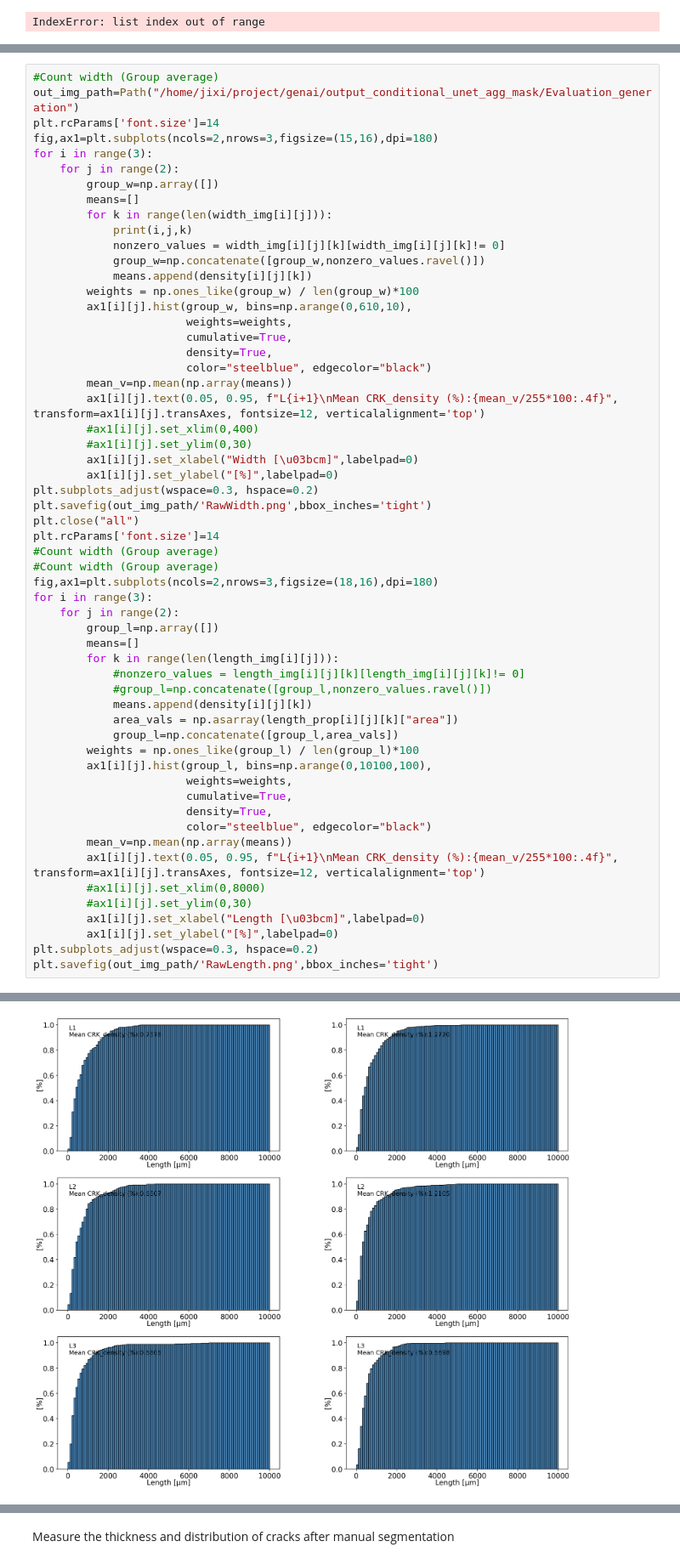
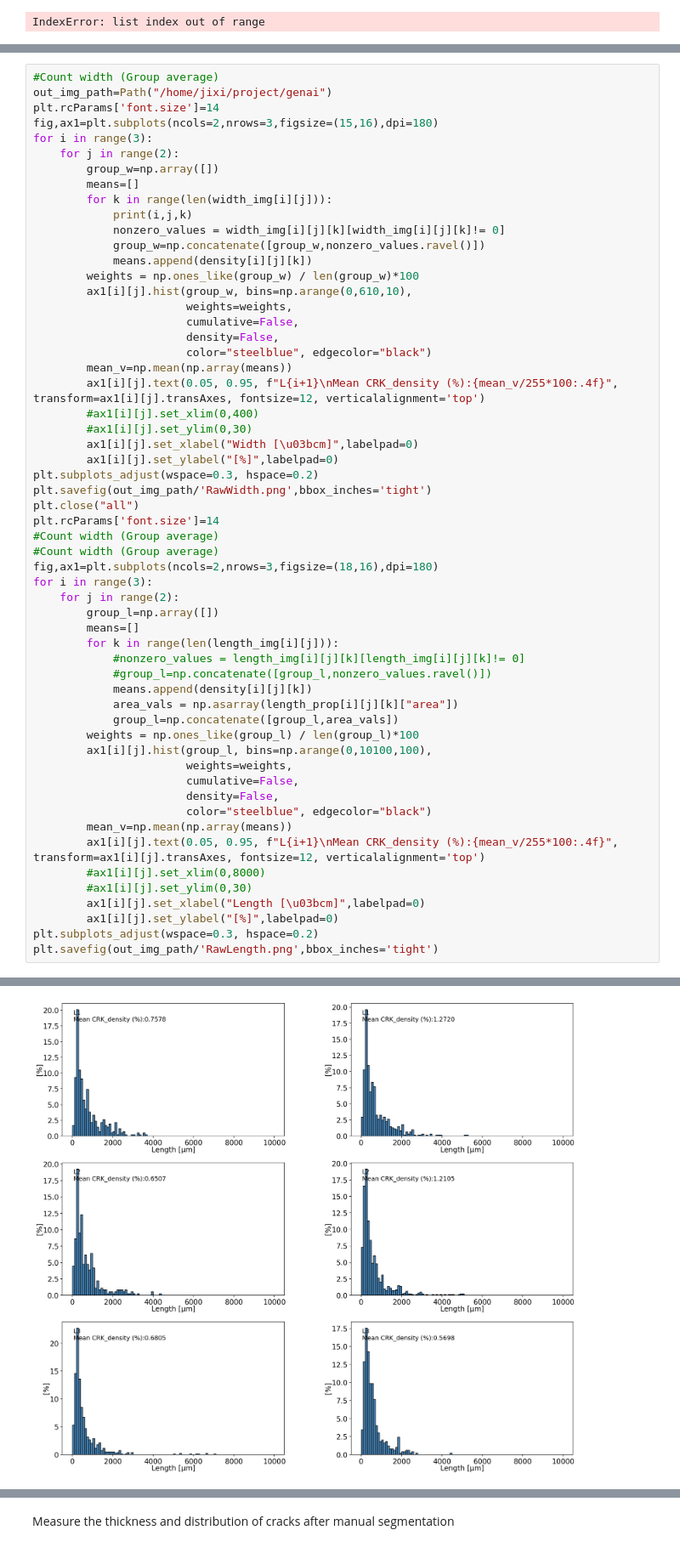
Before and after one commit to JXtodai/ConditionalUnet_backup, a Jupyter notebook: evaluation_script/Raw_crack_cal_sum_summarized.ipynb, the cells around one changed output, grey strips where cells are left out. Shown at 85% size. Cells and saved outputs as stored; diff of their text form.

```diff
--- a/evaluation_script/Raw_crack_cal_sum_summarized.ipynb
+++ b/evaluation_script/Raw_crack_cal_sum_summarized.ipynb
@@ -221,7 +221,7 @@ IndexError: list index out of range
 [figure]
 # %%
 #Count width (Group average)
-out_img_path=Path("/home/jixi/project/genai/output_conditional_unet_agg_mask/Evaluation_generation")
+out_img_path=Path("/home/jixi/project/genai")
 plt.rcParams['font.size']=14
 fig,ax1=plt.subplots(ncols=2,nrows=3,figsize=(15,16),dpi=180)
 for i in range(3):
@@ -236,8 +236,8 @@ for i in range(3):
         weights = np.ones_like(group_w) / len(group_w)*100
         ax1[i][j].hist(group_w, bins=np.arange(0,610,10),
                        weights=weights,
-                       cumulative=True,
-                       density=True,
+                       cumulative=False,
+                       density=False,
                        color="steelblue", edgecolor="black")
         mean_v=np.mean(np.array(means))
         ax1[i][j].text(0.05, 0.95, f"L{i+1}\nMean CRK_density (%):{mean_v/255*100:.4f}", transform=ax1[i][j].transAxes, fontsize=12, verticalalignment='top')
@@ -265,36 +265,36 @@ for i in range(3):
         weights = np.ones_like(group_l) / len(group_l)*100
         ax1[i][j].hist(group_l, bins=np.arange(0,10100,100),
                        weights=weights,
-                       cumulative=True,
-                       density=True,
+                       cumulative=False,
+                       density=False,
                        color="steelblue", edgecolor="black")
         mean_v=np.mean(np.array(means))
         ax1[i][j].text(0.05, 0.95, f"L{i+1}\nMean CRK_density (%):{mean_v/255*100:.4f}", transform=ax1[i][j].transAxes, fontsize=12, verticalalignment='top')
         #ax1[i][j].set_xlim(0,8000)
         #ax1[i][j].set_ylim(0,30)
         ax1[i][j].set_xlabel("Length [\u03bcm]",labelpad=0)
         ax1[i][j].set_ylabel("[%]",labelpad=0)
 plt.subplots_adjust(wspace=0.3, hspace=0.2)
 plt.savefig(out_img_path/'RawLength.png',bbox_inches='tight')
 # %% [output]
 0 0 0
 0 0 1
 0 0 2
 0 0 3
 0 0 4
 0 0 5
 0 0 6
 0 0 7
 0 0 8
 0 0 9
 0 0 10
 0 0 11
 ... (991 lines left out)
 2 1 154
 2 1 155
 2 1 156
 2 1 157
-[figure, old version]
+[figure, new version]
 # %%
 #Count length width
 for i in range(len(records)):
```
Also changed, not shown: 38 other files.
